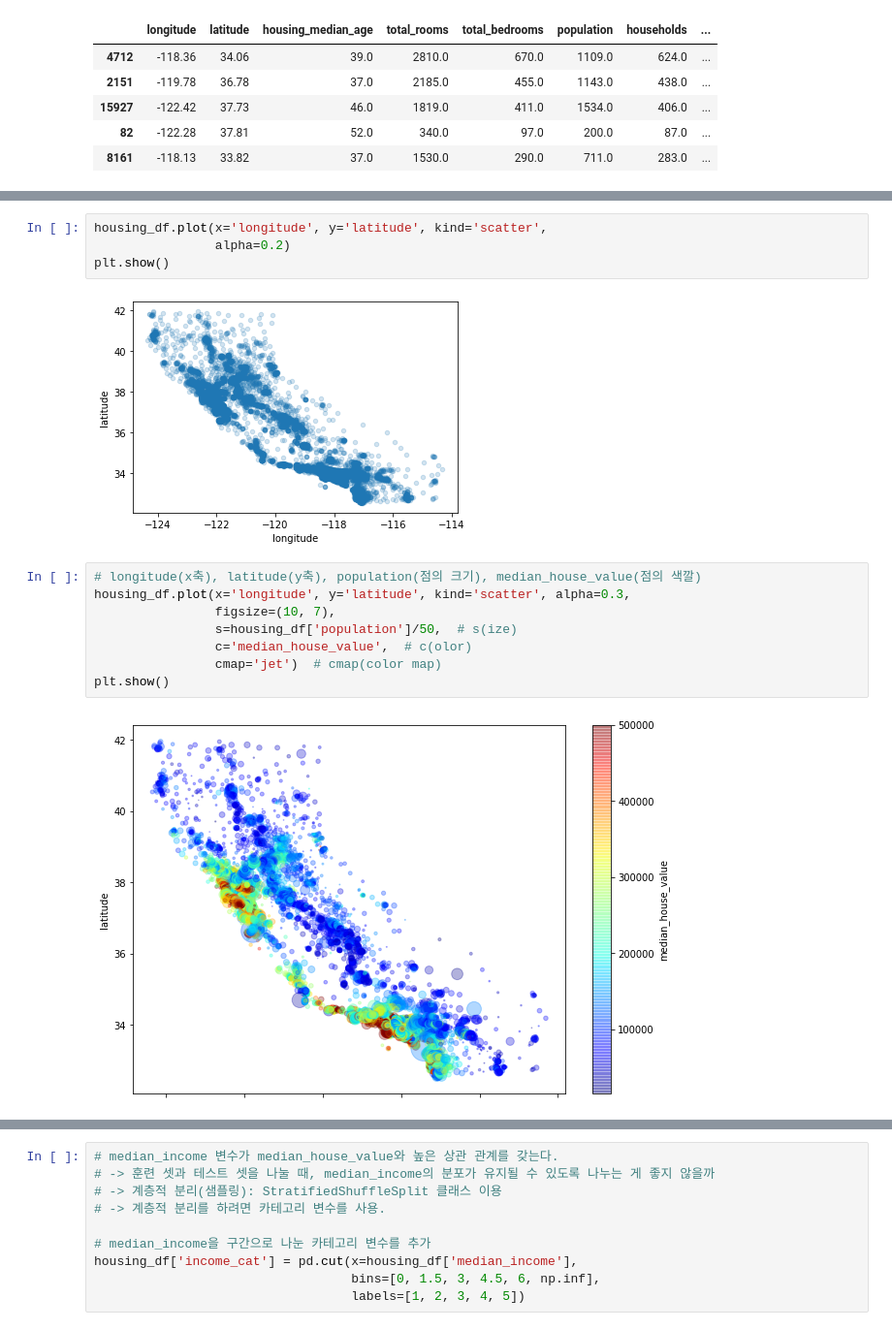
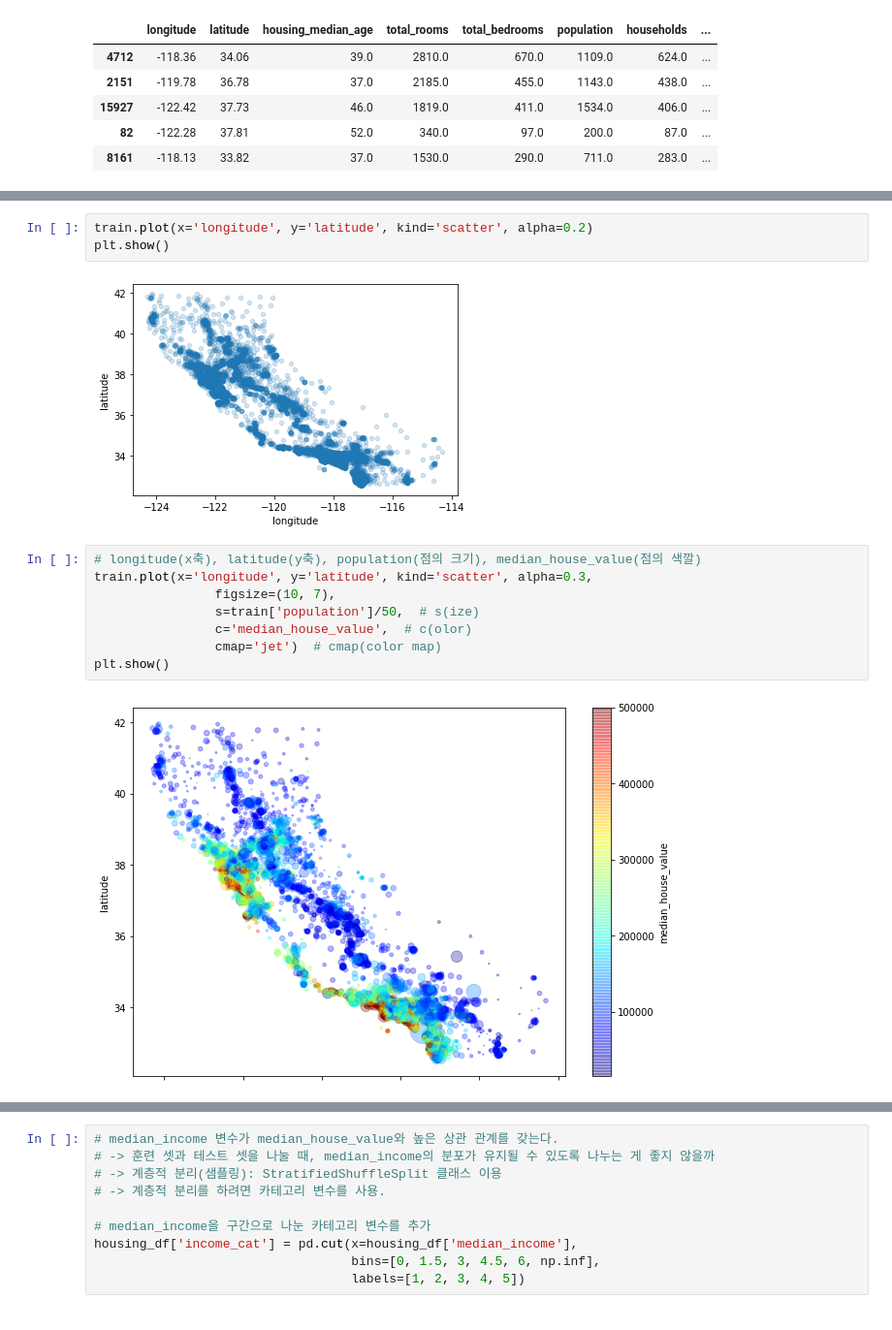
Before and after one commit to JakeOh/202007_itw_bd18, a Jupyter notebook: lab_ml/ml01_regression.ipynb, the cells around one changed output, grey strips where cells are left out. Shown at 97% size. Cells and saved outputs as stored; diff of their text form.

```diff
--- a/lab_ml/ml01_regression.ipynb
+++ b/lab_ml/ml01_regression.ipynb
@@ -121,18 +127,17 @@ plt.show()
 # %%
-housing_df.plot(x='longitude', y='latitude', kind='scatter',
-                alpha=0.2)
+train.plot(x='longitude', y='latitude', kind='scatter', alpha=0.2)
 plt.show()
 # %% [output]
-[figure, old version]
+[figure, new version]
 # %%
 # longitude(x축), latitude(y축), population(점의 크기), median_house_value(점의 색깔)
-housing_df.plot(x='longitude', y='latitude', kind='scatter', alpha=0.3,
+train.plot(x='longitude', y='latitude', kind='scatter', alpha=0.3,
                 figsize=(10, 7),
-                s=housing_df['population']/50,  # s(ize)
+                s=train['population']/50,  # s(ize)
                 c='median_house_value',  # c(olor)
                 cmap='jet')  # cmap(color map)
 plt.show()
 # %% [output]
-[figure, old version]
+[figure, new version]
 # %%
 # 변수들간의 상관 관계(correlation) - 피어스 상관 계수(-1 ~ 1)
```
Also changed, not shown: parts of 29 cells of this notebook.
